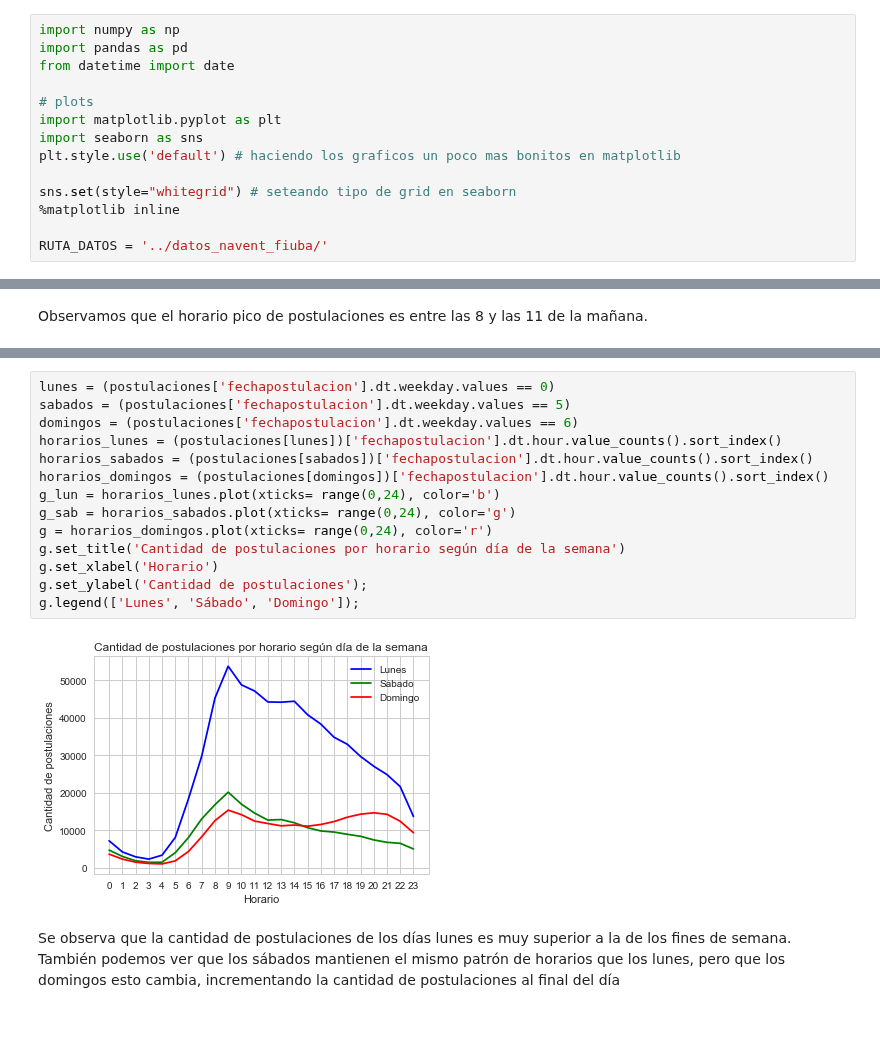
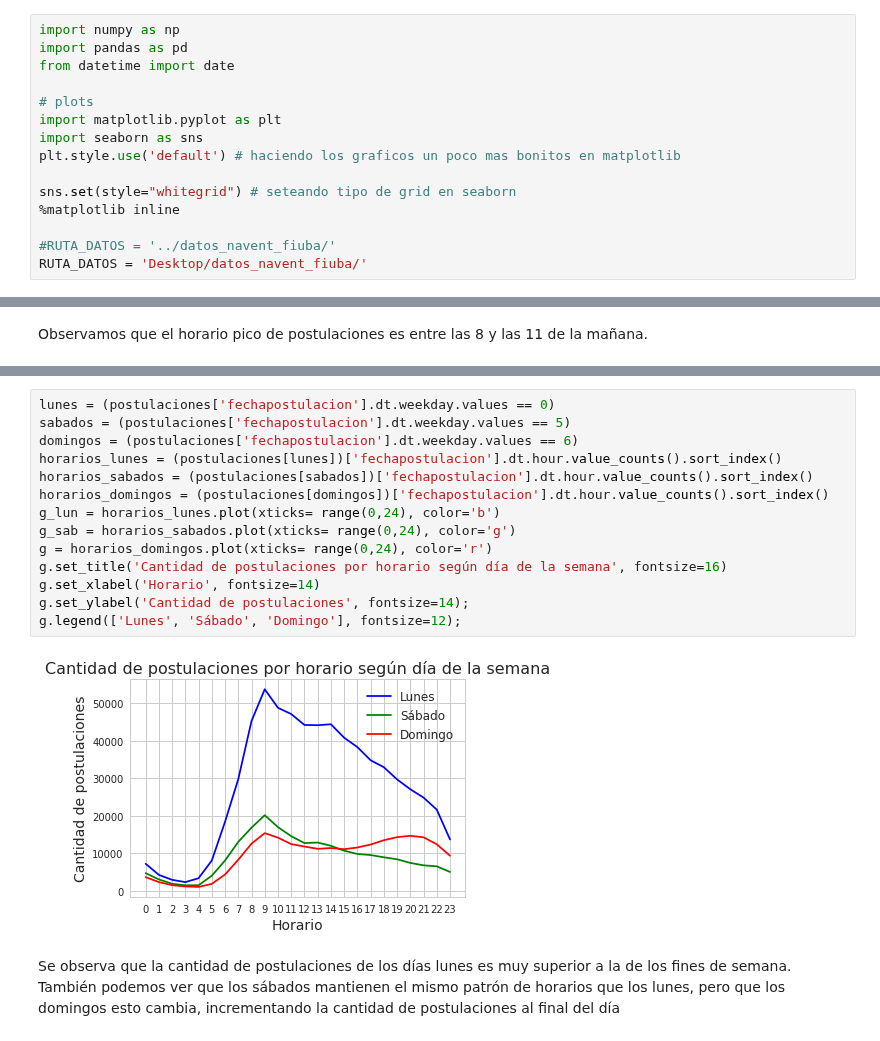
Before and after one commit to FrancoLiberali/tp1-orga-datos-1c2018, a Jupyter notebook: AnalisisExplorario.ipynb, the cells around one changed output, grey strips where cells are left out. Saved outputs shown, nothing was run; the diff lists cells and outputs as text.

```diff
--- a/AnalisisExplorario.ipynb
+++ b/AnalisisExplorario.ipynb
@@ -28,7 +28,8 @@ plt.style.use('default') # haciendo los graficos un poco mas bonitos en matplotl
 sns.set(style="whitegrid") # seteando tipo de grid en seaborn
 %matplotlib inline
 
-RUTA_DATOS = '../datos_navent_fiuba/'
+#RUTA_DATOS = '../datos_navent_fiuba/'
+RUTA_DATOS = 'Desktop/datos_navent_fiuba/'
 # %% [markdown]
 #### Carga de datos
 # %%
@@ -432,19 +448,19 @@ g.set_ylabel('Día de la semana');
 # %%
 lunes = (postulaciones['fechapostulacion'].dt.weekday.values == 0)
 sabados = (postulaciones['fechapostulacion'].dt.weekday.values == 5)
 domingos = (postulaciones['fechapostulacion'].dt.weekday.values == 6)
 horarios_lunes = (postulaciones[lunes])['fechapostulacion'].dt.hour.value_counts().sort_index()
 horarios_sabados = (postulaciones[sabados])['fechapostulacion'].dt.hour.value_counts().sort_index()
 horarios_domingos = (postulaciones[domingos])['fechapostulacion'].dt.hour.value_counts().sort_index()
 g_lun = horarios_lunes.plot(xticks= range(0,24), color='b')
 g_sab = horarios_sabados.plot(xticks= range(0,24), color='g')
 g = horarios_domingos.plot(xticks= range(0,24), color='r')
-g.set_title('Cantidad de postulaciones por horario según día de la semana')
-g.set_xlabel('Horario')
-g.set_ylabel('Cantidad de postulaciones');
-g.legend(['Lunes', 'Sábado', 'Domingo']);
+g.set_title('Cantidad de postulaciones por horario según día de la semana', fontsize=16)
+g.set_xlabel('Horario', fontsize=14)
+g.set_ylabel('Cantidad de postulaciones', fontsize=14);
+g.legend(['Lunes', 'Sábado', 'Domingo'], fontsize=12);
 # %% [output]
-[figure, old version]
+[figure, new version]
 # %% [markdown]
 Se observa que la cantidad de postulaciones de los días lunes es muy superior a la de los fines de semana. También podemos ver que los sábados mantienen el mismo patrón de horarios que los lunes, pero que los domingos esto cambia, incrementando la cantidad de postulaciones al final del día
 # %%
```
Also changed, not shown: parts of 25 cells of this notebook.
